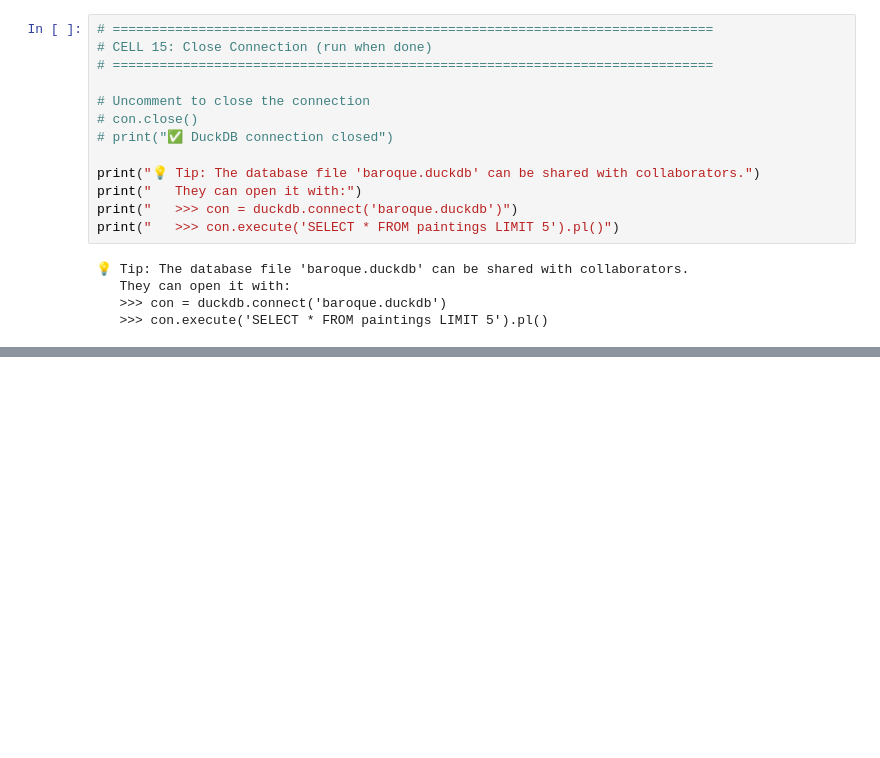
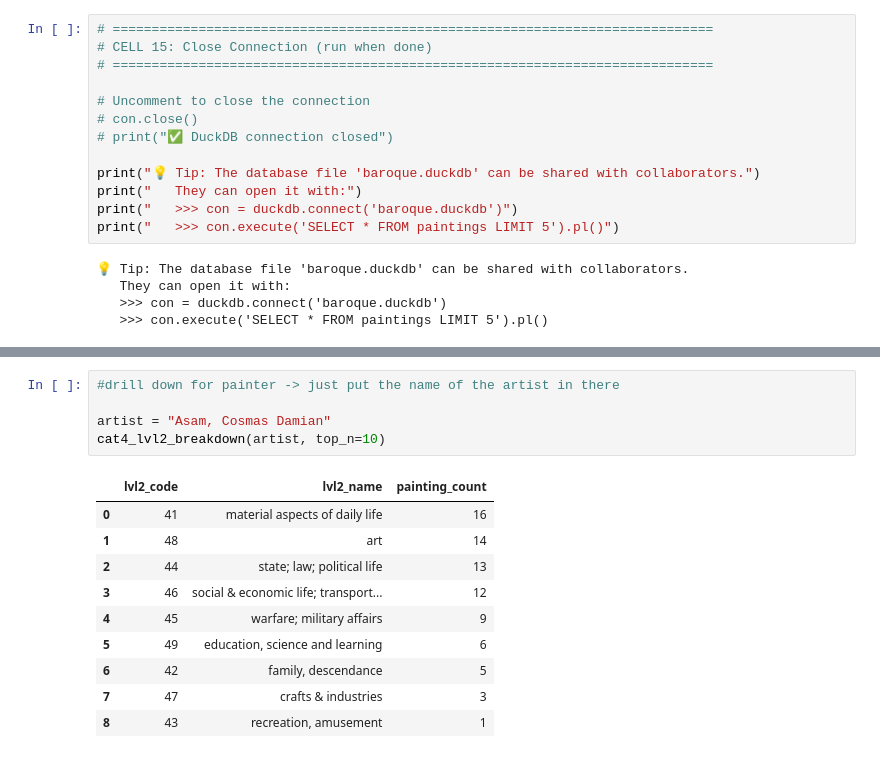
Before and after one commit to ThanosDrossos/course-data-stories-baroque, a Jupyter notebook: src/docs/story/CbDD/DataStory_Baroque_DuckDB.ipynb, the cells around one changed output, grey strips where cells are left out. Saved outputs shown, nothing was run; the diff lists cells and outputs as text; blank space fills up the shorter version.

```diff
--- a/src/docs/story/CbDD/DataStory_Baroque_DuckDB.ipynb
+++ b/src/docs/story/CbDD/DataStory_Baroque_DuckDB.ipynb
@@ -3612,0 +4129,16 @@ print("   >>> con.execute('SELECT * FROM paintings LIMIT 5').pl()")
+# %%
+#drill down for painter -> just put the name of the artist in there
+
+artist = "Asam, Cosmas Damian"
+cat4_lvl2_breakdown(artist, top_n=10)
+# %% [output]
+|  | lvl2_code | lvl2_name | painting_count |
+| 0 | 41 | material aspects of daily life | 16 |
+| 1 | 48 | art | 14 |
+| 2 | 44 | state; law; political life | 13 |
+| 3 | 46 | social & economic life; transport... | 12 |
+| 4 | 45 | warfare; military affairs | 9 |
+| 5 | 49 | education, science and learning | 6 |
+| 6 | 42 | family, descendance | 5 |
+| 7 | 47 | crafts & industries | 3 |
+| 8 | 43 | recreation, amusement | 1 |
```
Also changed, not shown: parts of 42 cells of this notebook, 1 other file.
